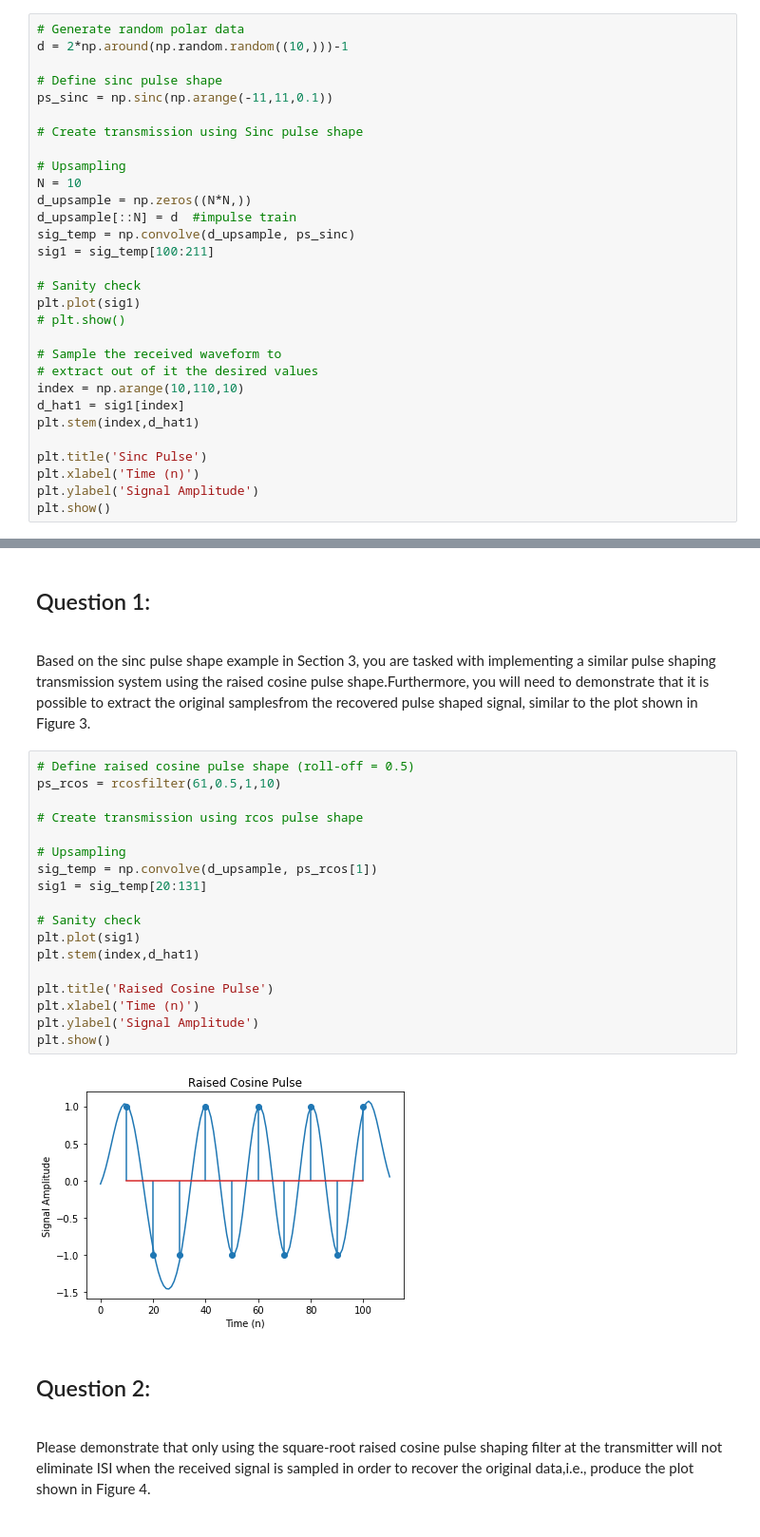
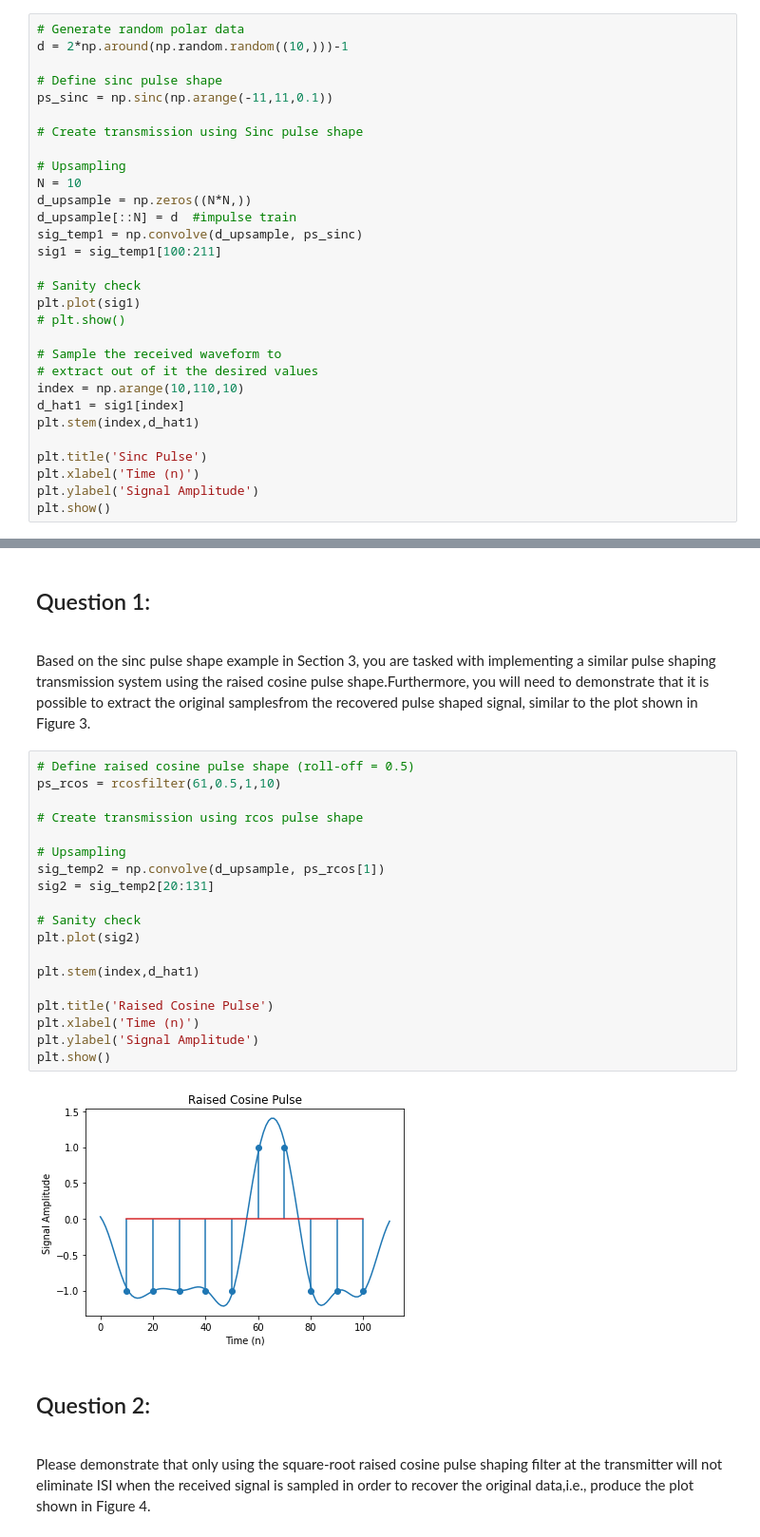
Before and after one commit to eewilliams-wpi/ECE3311_Team6, a Jupyter notebook: proj3_selina.ipynb, the cells around one changed output, grey strips where cells are left out. Shown at 95% size. Saved outputs shown, nothing was run; the diff lists cells and outputs as text.

```diff
--- a/proj3_selina.ipynb
+++ b/proj3_selina.ipynb
@@ -43,8 +43,8 @@ ps_sinc = np.sinc(np.arange(-11,11,0.1))
 N = 10
 d_upsample = np.zeros((N*N,))
 d_upsample[::N] = d  #impulse train
-sig_temp = np.convolve(d_upsample, ps_sinc)
-sig1 = sig_temp[100:211]
+sig_temp1 = np.convolve(d_upsample, ps_sinc)
+sig1 = sig_temp1[100:211]
 
 # Sanity check
 plt.plot(sig1)
@@ -68,23 +68,24 @@ plt.show()
 # %%
 # Define raised cosine pulse shape (roll-off = 0.5)
 ps_rcos = rcosfilter(61,0.5,1,10)
 
 # Create transmission using rcos pulse shape
 
 # Upsampling
-sig_temp = np.convolve(d_upsample, ps_rcos[1])
-sig1 = sig_temp[20:131]
+sig_temp2 = np.convolve(d_upsample, ps_rcos[1])
+sig2 = sig_temp2[20:131]
 
 # Sanity check
-plt.plot(sig1)
+plt.plot(sig2)
+
 plt.stem(index,d_hat1)
 
 plt.title('Raised Cosine Pulse')
 plt.xlabel('Time (n)')
 plt.ylabel('Signal Amplitude')
 plt.show()
 # %% [output]
-[figure, old version]
+[figure, new version]
 # %% [markdown]
 ## Question 2:
 <br> Please demonstrate that only using the square-root raised cosine pulse shaping filter at the transmitter will not eliminate ISI when the received signal is sampled in order to recover the original data,i.e., produce the plot shown in Figure 4.
```
Also changed, not shown: parts of 7 cells of this notebook.
